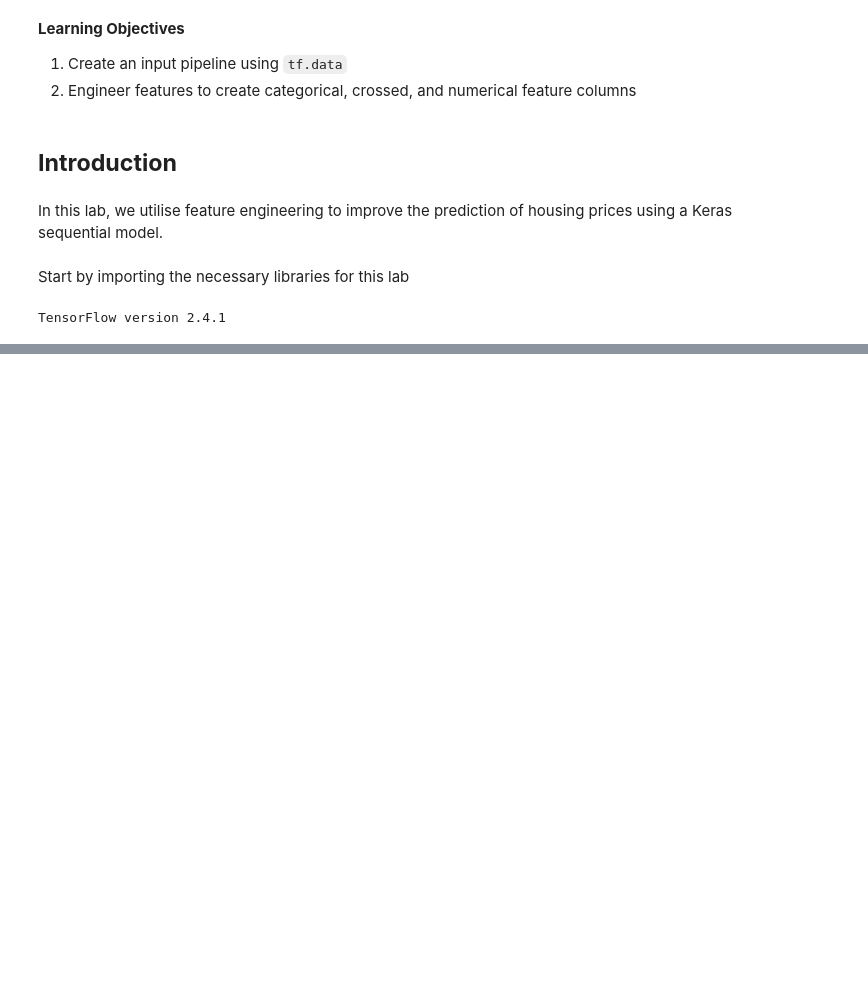
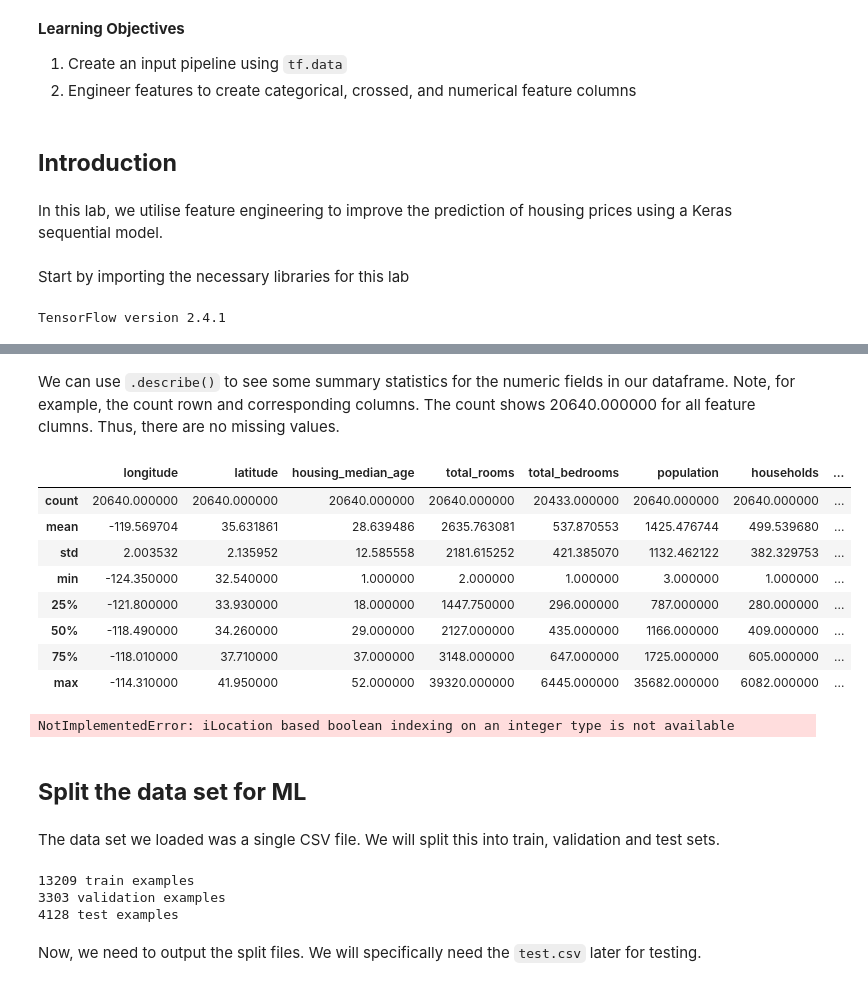
Before and after one commit to antounes/tensorflow, a Jupyter notebook: feature-engineering/keras_basic_feature_eng.ipynb, the cells around one changed output, grey strips where cells are left out. Drawn from its saved outputs; the diff is of its cells as text; code cells hidden in the pictures; blank space fills up the shorter version.

```diff
--- a/feature-engineering/keras_basic_feature_eng.ipynb
+++ b/feature-engineering/keras_basic_feature_eng.ipynb
@@ -28,0 +33,4 @@ TensorFlow version 2.4.1
+# %%
+# `head()` function is used to get the first n rows of the DataFrame
+housing_df = pd.read_csv("data/housing.csv", error_bad_lines=False)
+housing_df.head()
@@ -28,0 +44,37 @@ TensorFlow version 2.4.1
+# %% [markdown]
+We can use `.describe()` to see some summary statistics for the numeric fields in our dataframe. Note, for example, the count rown and corresponding columns. The count shows 20640.000000 for all feature clumns. Thus, there are no missing values.
+# %%
+# `describe()` is used to get the statistical summary of the DataFrame
+housing_df.describe()
+# %% [output]
+|  | longitude | latitude | housing_median_age | total_rooms | total_bedrooms | population | households | ... |
+| count | 20640.000000 | 20640.000000 | 20640.000000 | 20640.000000 | 20433.000000 | 20640.000000 | 20640.000000 | ... |
+| mean | -119.569704 | 35.631861 | 28.639486 | 2635.763081 | 537.870553 | 1425.476744 | 499.539680 | ... |
+| std | 2.003532 | 2.135952 | 12.585558 | 2181.615252 | 421.385070 | 1132.462122 | 382.329753 | ... |
+| min | -124.350000 | 32.540000 | 1.000000 | 2.000000 | 1.000000 | 3.000000 | 1.000000 | ... |
+| 25% | -121.800000 | 33.930000 | 18.000000 | 1447.750000 | 296.000000 | 787.000000 | 280.000000 | ... |
+| 50% | -118.490000 | 34.260000 | 29.000000 | 2127.000000 | 435.000000 | 1166.000000 | 409.000000 | ... |
+| 75% | -118.010000 | 37.710000 | 37.000000 | 3148.000000 | 647.000000 | 1725.000000 | 605.000000 | ... |
+| max | -114.310000 | 41.950000 | 52.000000 | 39320.000000 | 6445.000000 | 35682.000000 | 6082.000000 | ... |
+# %%
+housing_df.loc[housing_df["total_bedrooms"].isnull(),:]
+# %% [output]
+NotImplementedError: iLocation based boolean indexing on an integer type is not available
+# %% [markdown]
+## **Split the data set for ML**
+# %% [markdown]
+The data set we loaded was a single CSV file. We will split this into train, validation and test sets.
+# %%
+# Let's split the data set into train, validation, and test sets
+train, test = train_test_split(housing_df, test_size=0.2)
+train, val = train_test_split(train, test_size=0.2)
+
+print(len(train), "train examples")
+print(len(val), "validation examples")
+print(len(test), "test examples")
+# %% [output]
+13209 train examples
+3303 validation examples
+4128 test examples
+# %% [markdown]
+Now, we need to output the split files. We will specifically need the `test.csv` later for testing.
```
Also changed, not shown: parts of 30 cells of this notebook.
